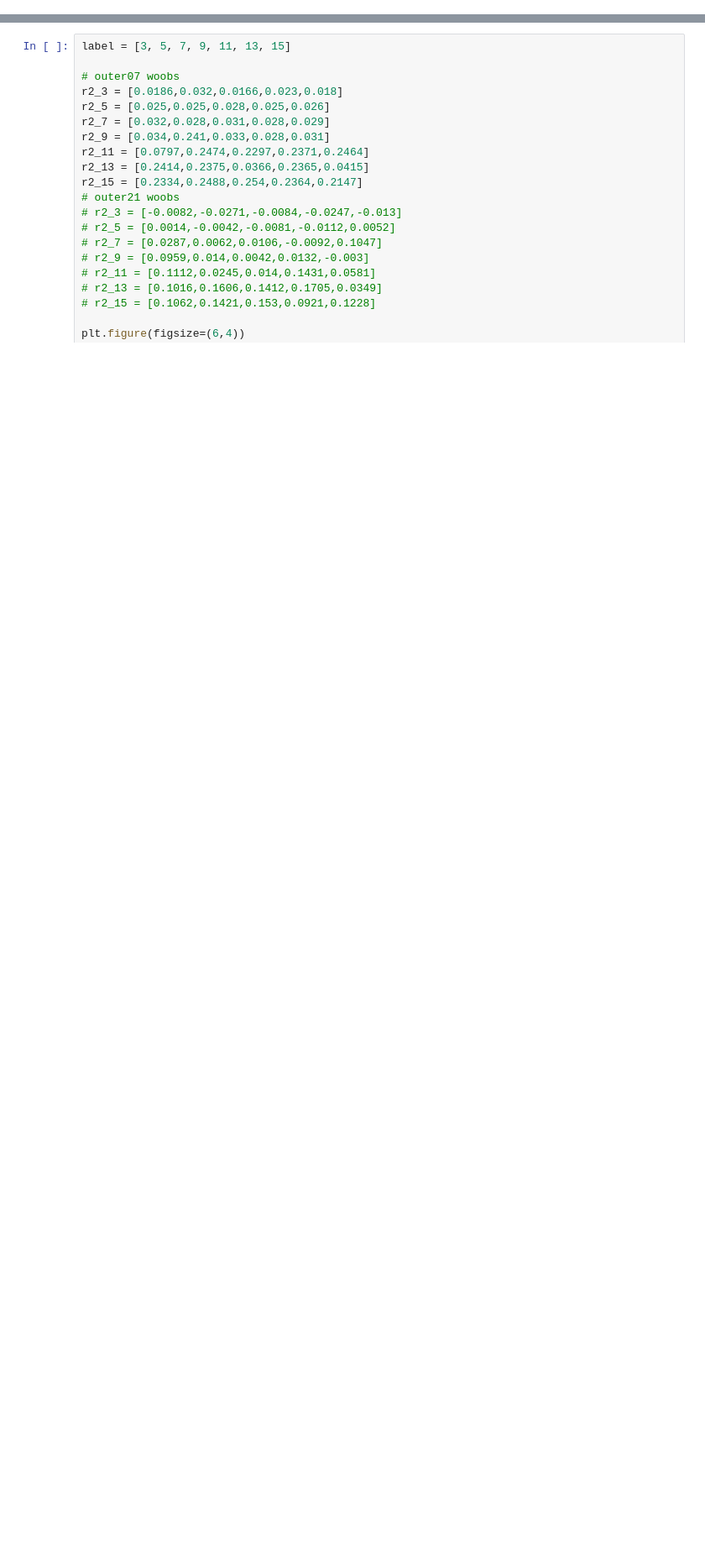
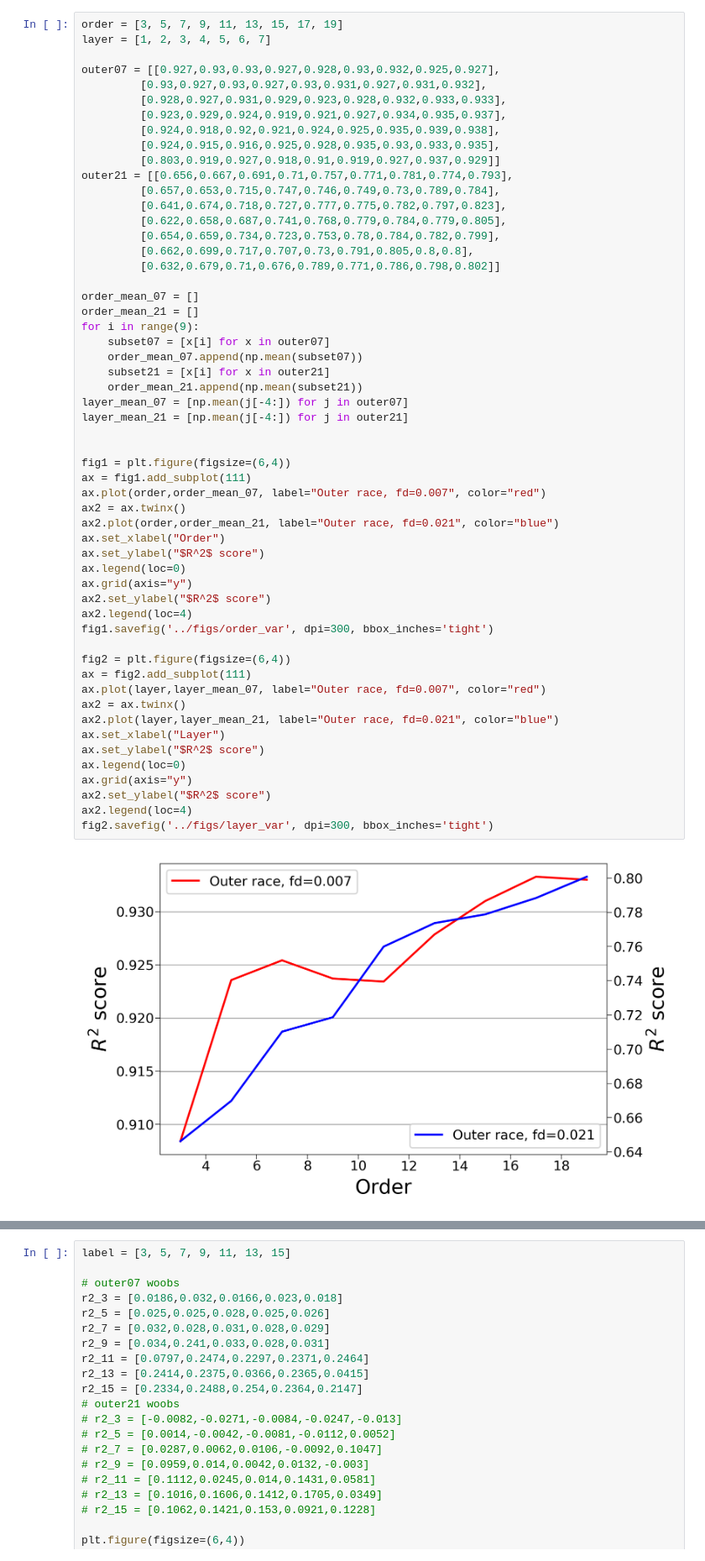
Before and after one commit to wy-moonind/wy-mdt-thesis, a Jupyter notebook: plotting_new.ipynb, the cells around one changed output, grey strips where cells are left out. Shown at 84% size. Cells and saved outputs as stored; diff of their text form; blank space fills up the shorter version.

```diff
--- a/plotting_new.ipynb
+++ b/plotting_new.ipynb
@@ -30,0 +22,57 @@ def norm(x):
+# %%
+order = [3, 5, 7, 9, 11, 13, 15, 17, 19]
+layer = [1, 2, 3, 4, 5, 6, 7]
+
+outer07 = [[0.927,0.93,0.93,0.927,0.928,0.93,0.932,0.925,0.927],
+         [0.93,0.927,0.93,0.927,0.93,0.931,0.927,0.931,0.932],
+         [0.928,0.927,0.931,0.929,0.923,0.928,0.932,0.933,0.933],
+         [0.923,0.929,0.924,0.919,0.921,0.927,0.934,0.935,0.937],
+         [0.924,0.918,0.92,0.921,0.924,0.925,0.935,0.939,0.938],
+         [0.924,0.915,0.916,0.925,0.928,0.935,0.93,0.933,0.935],
+         [0.803,0.919,0.927,0.918,0.91,0.919,0.927,0.937,0.929]]
+outer21 = [[0.656,0.667,0.691,0.71,0.757,0.771,0.781,0.774,0.793],
+         [0.657,0.653,0.715,0.747,0.746,0.749,0.73,0.789,0.784],
+         [0.641,0.674,0.718,0.727,0.777,0.775,0.782,0.797,0.823],
+         [0.622,0.658,0.687,0.741,0.768,0.779,0.784,0.779,0.805],
+         [0.654,0.659,0.734,0.723,0.753,0.78,0.784,0.782,0.799],
+         [0.662,0.699,0.717,0.707,0.73,0.791,0.805,0.8,0.8],
+         [0.632,0.679,0.71,0.676,0.789,0.771,0.786,0.798,0.802]]
+
+order_mean_07 = []
+order_mean_21 = []
+for i in range(9):
+    subset07 = [x[i] for x in outer07]
+    order_mean_07.append(np.mean(subset07))
+    subset21 = [x[i] for x in outer21]
+    order_mean_21.append(np.mean(subset21))
+layer_mean_07 = [np.mean(j[-4:]) for j in outer07]
+layer_mean_21 = [np.mean(j[-4:]) for j in outer21]
+
+
+fig1 = plt.figure(figsize=(6,4))
+ax = fig1.add_subplot(111)
+ax.plot(order,order_mean_07, label="Outer race, fd=0.007", color="red")
+ax2 = ax.twinx()
+ax2.plot(order,order_mean_21, label="Outer race, fd=0.021", color="blue")
+ax.set_xlabel("Order")
+ax.set_ylabel("$R^2$ score")
+ax.legend(loc=0)
+ax.grid(axis="y")
+ax2.set_ylabel("$R^2$ score")
+ax2.legend(loc=4)
+fig1.savefig('../figs/order_var', dpi=300, bbox_inches='tight')
+
+fig2 = plt.figure(figsize=(6,4))
+ax = fig2.add_subplot(111)
+ax.plot(layer,layer_mean_07, label="Outer race, fd=0.007", color="red")
+ax2 = ax.twinx()
+ax2.plot(layer,layer_mean_21, label="Outer race, fd=0.021", color="blue")
+ax.set_xlabel("Layer")
+ax.set_ylabel("$R^2$ score")
+ax.legend(loc=0)
+ax.grid(axis="y")
+ax2.set_ylabel("$R^2$ score")
+ax2.legend(loc=4)
+fig2.savefig('../figs/layer_var', dpi=300, bbox_inches='tight')
+# %% [output]
+[figure, added]
```
Also changed, not shown: parts of 9 cells of this notebook, 9 other files.
